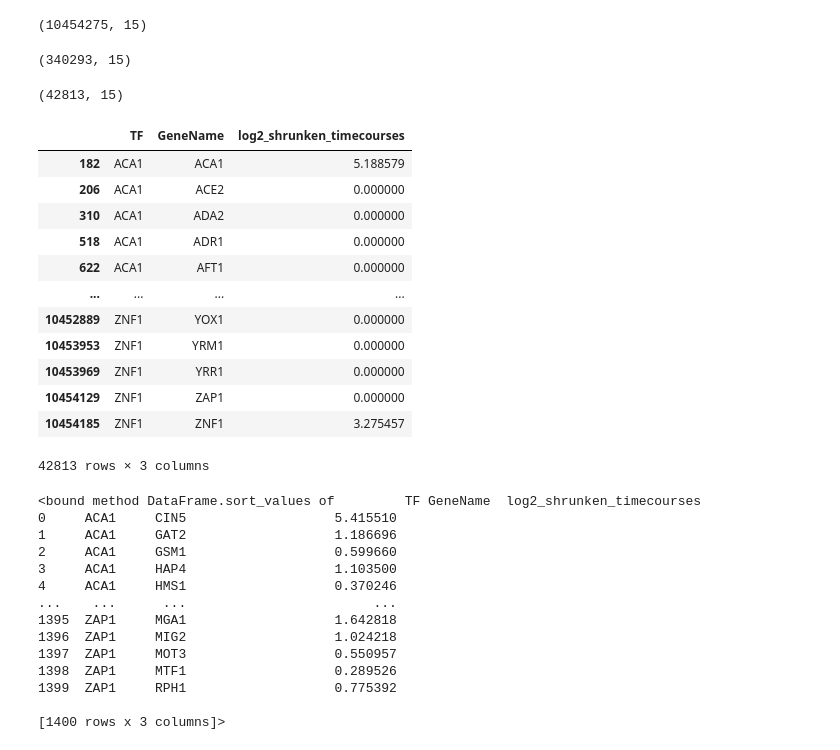
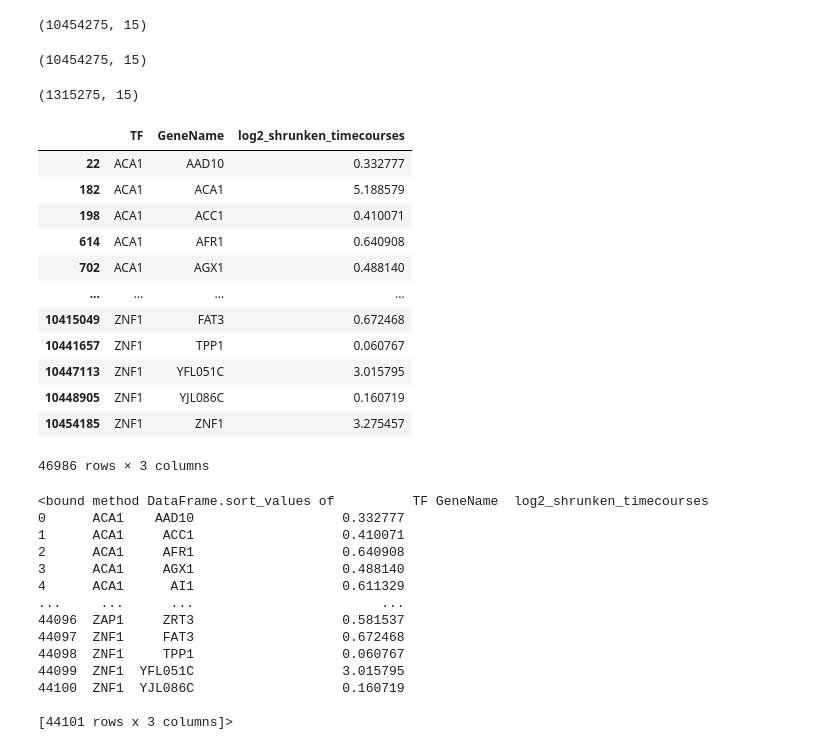
Before and after one commit to moqri/gene-regulatory-network, a Jupyter notebook: Yeast_TF_Network.ipynb, the cells around one changed output. Cells and saved outputs as stored; diff of their text form; code cells hidden in the pictures.

```diff
--- a/Yeast_TF_Network.ipynb
+++ b/Yeast_TF_Network.ipynb
@@ -26,50 +26,50 @@ expression_df.shape
 # %% [output]
 (10454275, 15)
 # %%
-df=expression_df[expression_df.GeneName.isin(set(expression_df.TF))]
+df=expression_df#[expression_df.GeneName.isin(set(expression_df.TF))]
 df.shape
 # %% [output]
-(340293, 15)
+(10454275, 15)
 # %%
 df=df[df.time==45]
 df.shape
 # %% [output]
-(42813, 15)
+(1315275, 15)
 # %%
 cols=['TF','GeneName','log2_shrunken_timecourses']
 df=df[cols]
-df
+df[df.log2_shrunken_timecourses>0]
 # %% [output]
 |  | TF | GeneName | log2_shrunken_timecourses |
+| 22 | ACA1 | AAD10 | 0.332777 |
 | 182 | ACA1 | ACA1 | 5.188579 |
-| 206 | ACA1 | ACE2 | 0.000000 |
-| 310 | ACA1 | ADA2 | 0.000000 |
-| 518 | ACA1 | ADR1 | 0.000000 |
-| 622 | ACA1 | AFT1 | 0.000000 |
+| 198 | ACA1 | ACC1 | 0.410071 |
+| 614 | ACA1 | AFR1 | 0.640908 |
+| 702 | ACA1 | AGX1 | 0.488140 |
 | ... | ... | ... | ... |
-| 10452889 | ZNF1 | YOX1 | 0.000000 |
-| 10453953 | ZNF1 | YRM1 | 0.000000 |
-| 10453969 | ZNF1 | YRR1 | 0.000000 |
-| 10454129 | ZNF1 | ZAP1 | 0.000000 |
+| 10415049 | ZNF1 | FAT3 | 0.672468 |
+| 10441657 | ZNF1 | TPP1 | 0.060767 |
+| 10447113 | ZNF1 | YFL051C | 3.015795 |
+| 10448905 | ZNF1 | YJL086C | 0.160719 |
 | 10454185 | ZNF1 | ZNF1 | 3.275457 |
-42813 rows × 3 columns
+46986 rows × 3 columns
 # %%
 df=df[df.log2_shrunken_timecourses>0]
 df = df[df.TF != df.GeneName]
 df=df.groupby(['TF','GeneName']).mean().reset_index()
 df.sort_values
 # %% [output]
-<bound method DataFrame.sort_values of         TF GeneName  log2_shrunken_timecourses
-0     ACA1     CIN5                   5.415510
-1     ACA1     GAT2                   1.186696
-2     ACA1     GSM1                   0.599660
-3     ACA1     HAP4                   1.103500
-4     ACA1     HMS1                   0.370246
-...    ...      ...                        ...
-1395  ZAP1     MGA1                   1.642818
-1396  ZAP1     MIG2                   1.024218
-1397  ZAP1     MOT3                   0.550957
-1398  ZAP1     MTF1                   0.289526
-1399  ZAP1     RPH1                   0.775392
+<bound method DataFrame.sort_values of          TF GeneName  log2_shrunken_timecourses
+0      ACA1    AAD10                   0.332777
+1      ACA1     ACC1                   0.410071
+2      ACA1     AFR1                   0.640908
+3      ACA1     AGX1                   0.488140
+4      ACA1      AI1                   0.611329
+...     ...      ...                        ...
+44096  ZAP1     ZRT3                   0.581537
+44097  ZNF1     FAT3                   0.672468
+44098  ZNF1     TPP1                   0.060767
+44099  ZNF1  YFL051C                   3.015795
+44100  ZNF1  YJL086C                   0.160719
 
-[1400 rows x 3 columns]>
+[44101 rows x 3 columns]>
```
Also changed, not shown: parts of 12 cells of this notebook.
